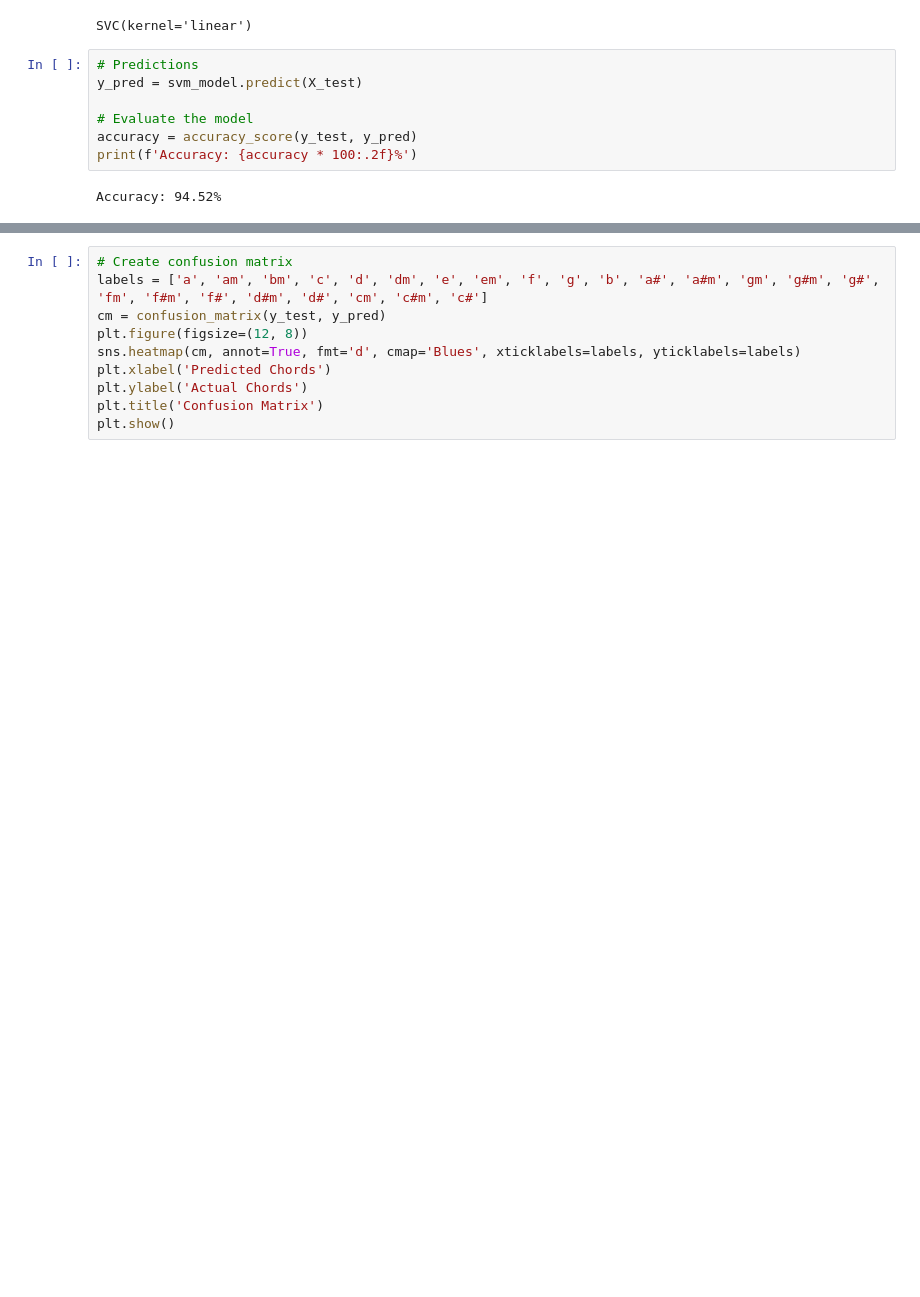
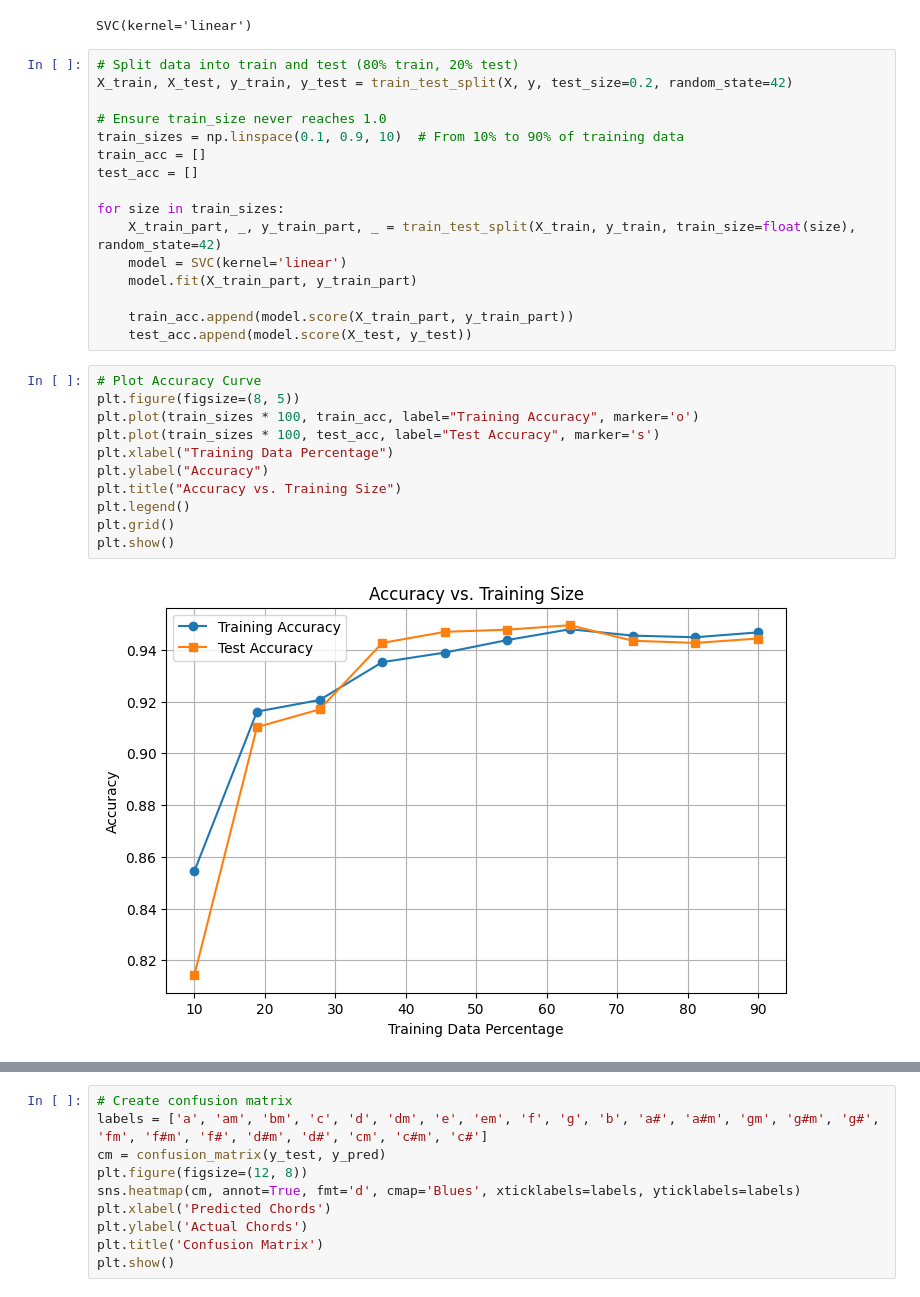
Before and after one commit to ZenSerito/ChordClassification, a Jupyter notebook: Machine_Learning/notebooks/svm.ipynb, the cells around one changed output, grey strips where cells are left out. Saved outputs shown, nothing was run; the diff lists cells and outputs as text; blank space fills up the shorter version.

```diff
--- a/Machine_Learning/notebooks/svm.ipynb
+++ b/Machine_Learning/notebooks/svm.ipynb
@@ -59,12 +51,32 @@ svm_model = SVC(kernel='linear')  # You can change the kernel type
 svm_model.fit(X_train, y_train)
 # %% [output]
 SVC(kernel='linear')
-# %%
-# Predictions
-y_pred = svm_model.predict(X_test)
-
-# Evaluate the model
-accuracy = accuracy_score(y_test, y_pred)
-print(f'Accuracy: {accuracy * 100:.2f}%')
-# %% [output]
-Accuracy: 94.52%
+# %%
+# Split data into train and test (80% train, 20% test)
+X_train, X_test, y_train, y_test = train_test_split(X, y, test_size=0.2, random_state=42)
+
+# Ensure train_size never reaches 1.0
+train_sizes = np.linspace(0.1, 0.9, 10)  # From 10% to 90% of training data
+train_acc = []
+test_acc = []
+
+for size in train_sizes:
+    X_train_part, _, y_train_part, _ = train_test_split(X_train, y_train, train_size=float(size), random_state=42)
+    model = SVC(kernel='linear')
+    model.fit(X_train_part, y_train_part)
+
+    train_acc.append(model.score(X_train_part, y_train_part))
+    test_acc.append(model.score(X_test, y_test))
+# %%
+# Plot Accuracy Curve
+plt.figure(figsize=(8, 5))
+plt.plot(train_sizes * 100, train_acc, label="Training Accuracy", marker='o')
+plt.plot(train_sizes * 100, test_acc, label="Test Accuracy", marker='s')
+plt.xlabel("Training Data Percentage")
+plt.ylabel("Accuracy")
+plt.title("Accuracy vs. Training Size")
+plt.legend()
+plt.grid()
+plt.show()
+# %% [output]
+[figure, added]
```
Also changed, not shown: parts of 8 cells of this notebook, 6 other files.
